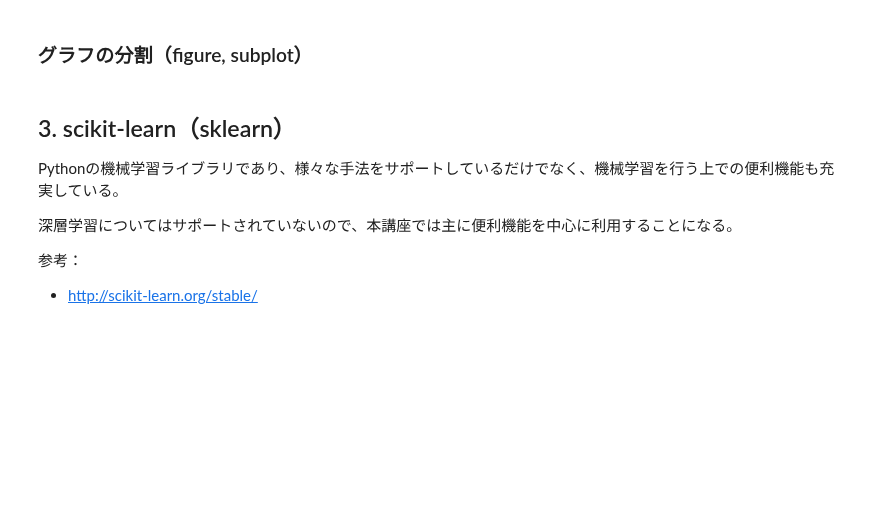
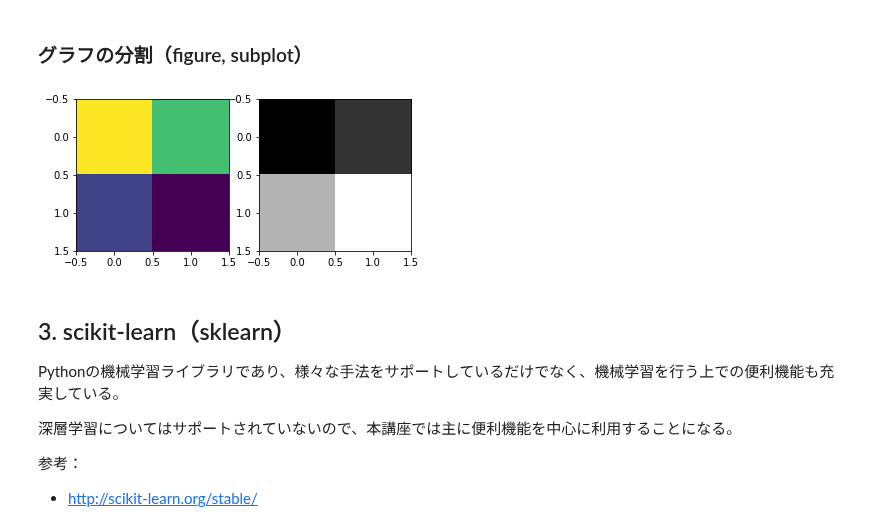
Before and after one commit to masakiaota/study, a Jupyter notebook: matuolab/weblab_dlb/lecture_chap02_exercise_master.ipynb, the cells around one changed output. Saved outputs shown, nothing was run; the diff lists cells and outputs as text; code cells hidden in the pictures; blank space fills up the shorter version.

```diff
--- a/matuolab/weblab_dlb/lecture_chap02_exercise_master.ipynb
+++ b/matuolab/weblab_dlb/lecture_chap02_exercise_master.ipynb
@@ -831,13 +1179,16 @@ plt.show()
 # %%
 a = [[1.0, 0.7], [0.2, 0.0]]
 b = [[0.0, 0.2], [0.7, 1.0]]
 
 fig = plt.figure()
+#最初っから分割することもできるがadd_subplotを使ったほうが便利な気がする
 sp = fig.add_subplot(1, 2, 1)  # タテ１　ヨコ２　１番目
-sp.imshow(a, cmap='gray', interpolation='none')
+sp.imshow(a, interpolation='none')
 sp = fig.add_subplot(1, 2, 2)  # タテ１　ヨコ２　２番目
 sp.imshow(b, cmap='gray', interpolation='none')
 plt.show()
+# %% [output]
+[figure, added]
 # %% [markdown]
 ## 3. scikit-learn（sklearn）
 
```
Also changed, not shown: parts of 42 cells of this notebook.
